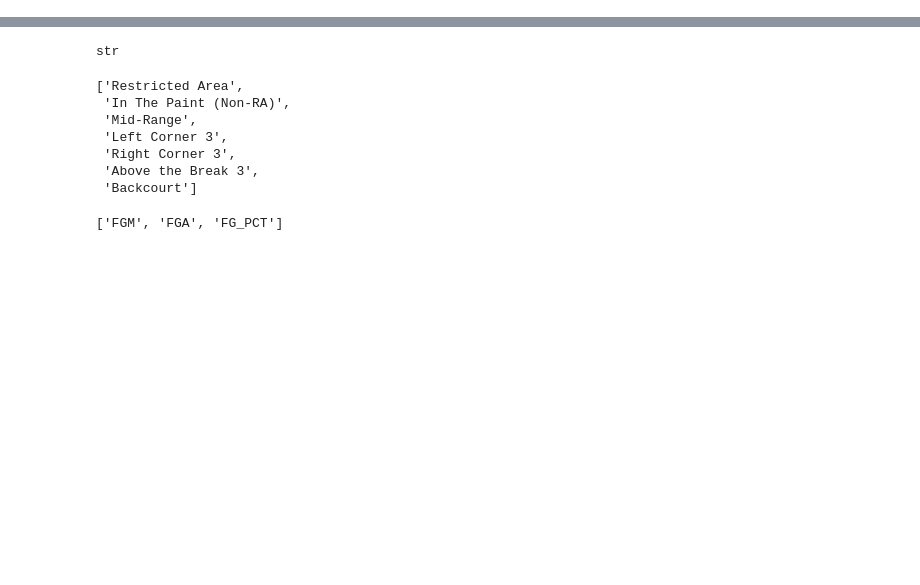
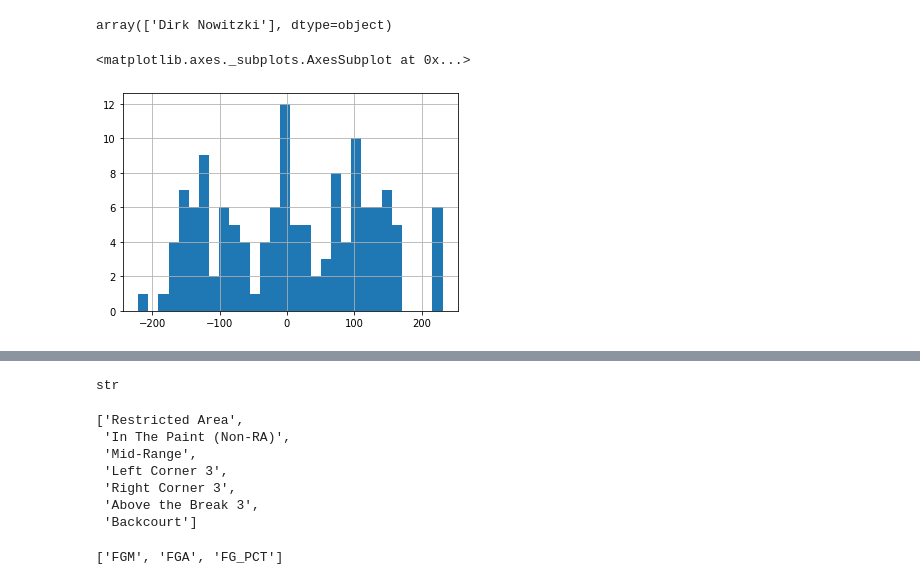
Before and after one commit to JordanLevy99/DSC_106_Final_Project, a Jupyter notebook: nba_shot_location_data.ipynb, the cells around one changed output, grey strips where cells are left out. Cells and saved outputs as stored; diff of their text form; code cells hidden in the pictures; blank space fills up the shorter version.

```diff
--- a/nba_shot_location_data.ipynb
+++ b/nba_shot_location_data.ipynb
@@ -2,0 +163,7 @@ from nba_api.stats.endpoints import leaguedashplayershotlocations
+# %%
+def season_finder(row):
+    for key in season_dict:
+        if row in season_dict[key]:
+            return key
+# %%
+total_player_shots['Season'] = total_player_shots['GAME_DATE'].progress_apply(season_finder)
@@ -2,0 +185,2 @@ from nba_api.stats.endpoints import leaguedashplayershotlocations
+# %%
+total_player_shots = total_player_shots.dropna().reset_index(drop=True)
@@ -2,0 +190,11 @@ from nba_api.stats.endpoints import leaguedashplayershotlocations
+# %%
+filt_shots = total_player_shots[(total_player_shots['LOC_Y'] <= 300) & (total_player_shots['Season'] == '2018-19')]
+# %%
+filt_shots['PLAYER_NAME'].unique()
+# %% [output]
+array(['Dirk Nowitzki'], dtype=object)
+# %%
+filt_shots['LOC_X'].hist(bins=30)
+# %% [output]
+<matplotlib.axes._subplots.AxesSubplot at 0x...>
+[figure, added]
```
Also changed, not shown: parts of 32 cells of this notebook, 24 other files.
